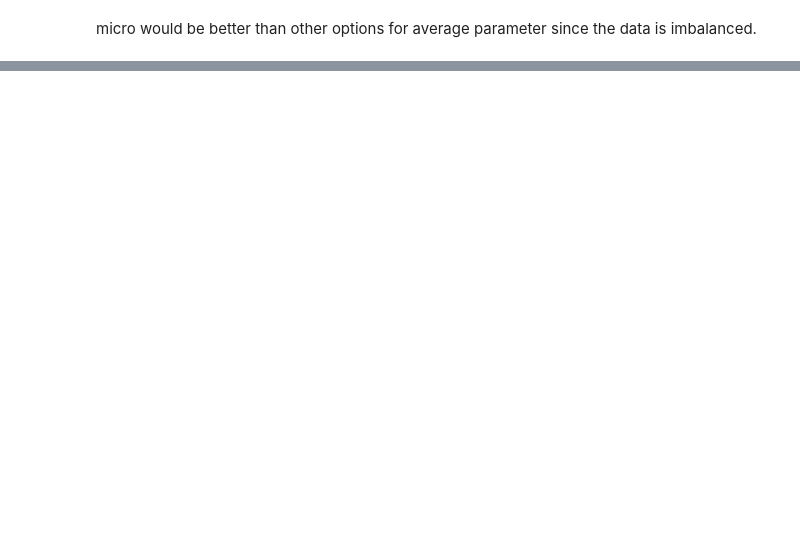
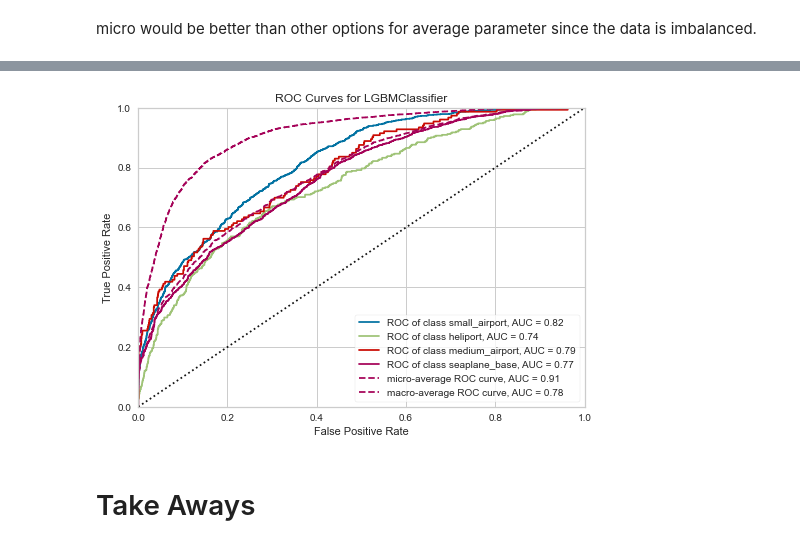
Before and after one commit to taehyun53/Global-Airport-Recommendation-System-, a Jupyter notebook: notebooks/preprocessing & modeling.ipynb, the cells around one changed output, grey strips where cells are left out. Saved outputs shown, nothing was run; the diff lists cells and outputs as text; code cells hidden in the pictures; blank space fills up the shorter version.

```diff
--- a/notebooks/preprocessing & modeling.ipynb
+++ b/notebooks/preprocessing & modeling.ipynb
@@ -397,0 +467,19 @@ log_loss: 0.75
+# %%
+def plot_ROC_curve(model, xtrain, ytrain, xtest, ytest):
+
+    # Creating visualization with the readable labels
+    visualizer = ROCAUC(model, classes=["small_airport", "heliport","medium_airport","seaplane_base"])
+
+    # Fitting to the training data first then scoring with the test data
+    visualizer.fit(xtrain, ytrain)
+    visualizer.score(xtest, ytest)
+    visualizer.show()
+
+    return visualizer
+# %%
+plot_ROC_curve(LGBM, X_train, y_train, X_test, y_test)
+plt.show()
+# %% [output]
+[figure, added]
+# %% [markdown]
+# Take Aways
```
Also changed, not shown: parts of 33 cells of this notebook, 20 other files.
